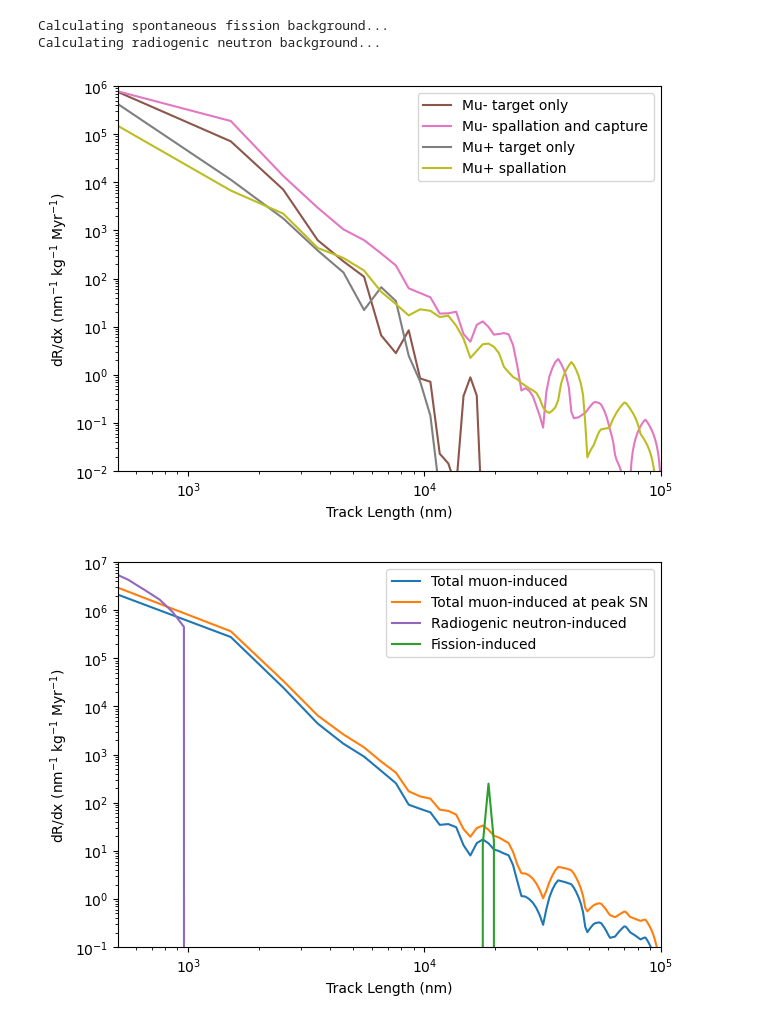
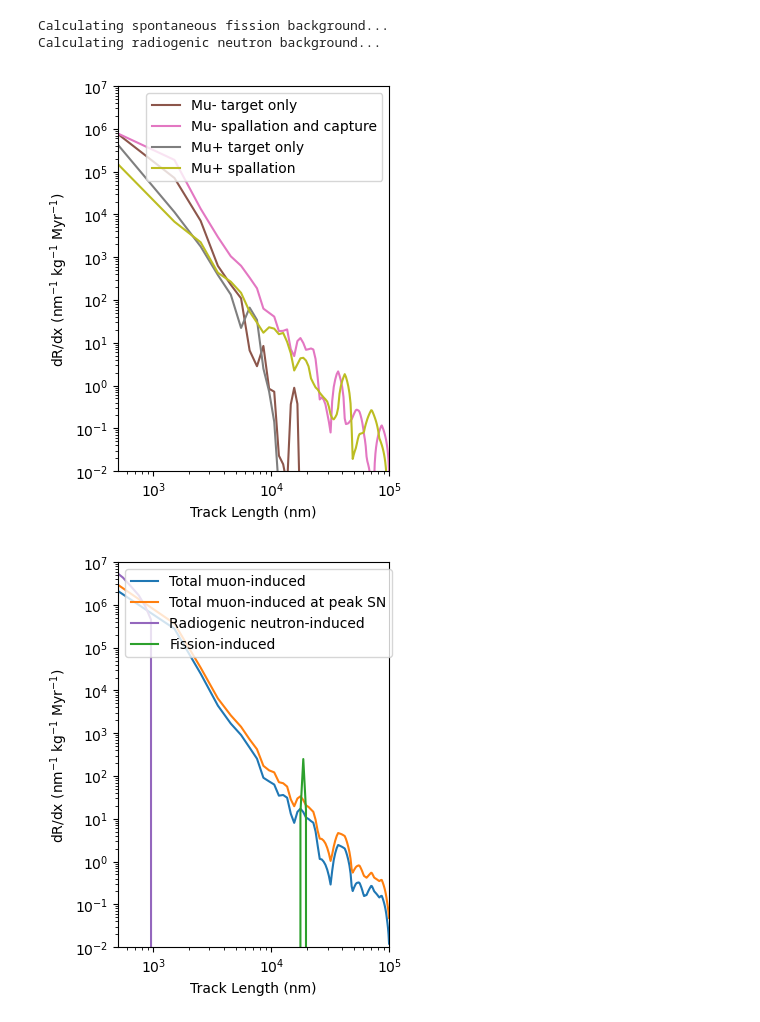
Before and after one commit to cgalelli/PrimusCode, a Jupyter notebook: CDP_analysis.ipynb, the cells around one changed output. Drawn from its saved outputs; the diff is of its cells as text; code cells hidden in the pictures.

Commit message:
New plots for cdp

```diff
--- a/CDP_analysis.ipynb
+++ b/CDP_analysis.ipynb
@@ -227,7 +227,7 @@ for i, name in enumerate(names):
     ax.step(x_mids/1000, total_neutron_tracks[i]/(1e3*sample_mass_kg), color=f'C{i+3}', linestyle='dotted', linewidth=0.8, where='mid')
     ax.step(x_mids/1000, total_muon_tracks[i]/(1e3*sample_mass_kg), color=f'C{i+3}', label=f"{names[i]}", where='mid')
 
-axins = zoomed_inset_axes(ax, zoom=2.5, bbox_to_anchor=(0.275, 0.6, 0.4, 0.4), bbox_transform=ax.transAxes)
+axins = zoomed_inset_axes(ax, zoom=2., bbox_to_anchor=(0.275, 0.6, 0.4, 0.4), bbox_transform=ax.transAxes)
 
 for i, name in enumerate(names):
     axins.step(x_mids/1000, total_fission_tracks[i]/(1e3*sample_mass_kg), color=f'C{i+3}', linestyle='dashed', linewidth=0.8, where='mid')
@@ -235,7 +235,7 @@ for i, name in enumerate(names):
     axins.step(x_mids/1000, total_muon_tracks[i]/(1e3*sample_mass_kg), color=f'C{i+3}', label=f"{names[i]}", where='mid')
 
 axins.set_xlim(15, 23)
-axins.set_ylim(0.3, 15)
+axins.set_ylim(0.08, 15)
 axins.set_yscale('log')
 mark_inset(ax, axins, loc1=2, loc2=4, fc="none", ec="0.5", linestyle='--')
 
@@ -392,27 +392,27 @@ for name in drdx_muon_modp.keys():
         else:
             drdx_result_modp += drdx_muon_modp[name]
 # %%
-fig, ax = plt.subplots(figsize=[7, 5])
+fig, ax = plt.subplots(figsize=[3.5, 5])
 
 ax.plot(x_mids, drdx_org, linestyle='-', linewidth=1.5, color='C5', label='Mu- target only')
 ax.plot(x_mids, drdx_result, linestyle='-', linewidth=1.5, color='C6', label='Mu- spallation and capture')
 ax.plot(x_mids, drdx_orgp, linestyle='-', linewidth=1.5, color='C7', label='Mu+ target only')
 ax.plot(x_mids, drdx_resultp, linestyle='-', linewidth=1.5, color='C8', label='Mu+ spallation')
 
 ax.set_yscale("log")
 ax.set_xscale("log")
 ax.set_xlabel(r"Track Length (nm)")
 ax.set_ylabel(r"dR/dx (nm$^{-1}$ kg$^{-1}$ Myr$^{-1}$)")
 #ax.set_title(f"Track rate spectrum in {mineral_name}")
-ax.set_ylim(1e-2, 1e6)
+ax.set_ylim(1e-2, 1e7)
 ax.set_xlim(x_mids[0], x_bins[-1])
 ax.legend()
 plt.savefig("Plots/CDP_drdx1.png", dpi=500)
 plt.show()
 # %% [output]
-[figure, old version]
+[figure, new version]
 # %%
-fig, ax = plt.subplots(figsize=[7, 5])
+fig, ax = plt.subplots(figsize=[3.5, 5])
 
 ax.plot(x_mids, drdx_muon['total']+drdx_muonp['total'], label='Total muon-induced')
 ax.plot(x_mids, drdx_muon_mod['total']+drdx_muon_modp['total'], linestyle='-', label='Total muon-induced at peak SN')
@@ -424,10 +424,10 @@ ax.set_xscale("log")
 ax.set_xlabel(r"Track Length (nm)")
 ax.set_ylabel(r"dR/dx (nm$^{-1}$ kg$^{-1}$ Myr$^{-1}$)")
 #ax.set_title(f"Track rate spectrum in {mineral_name}")
-ax.set_ylim(1e-1, 1e7)
+ax.set_ylim(1e-2, 1e7)
 ax.set_xlim(x_mids[0], x_bins[-1])
 ax.legend()
 plt.savefig("Plots/CDP_drdx2.png", dpi=500)
 plt.show()
 # %% [output]
-[figure, old version]
+[figure, new version]
```
Also changed, not shown: parts of 2 cells of this notebook.
